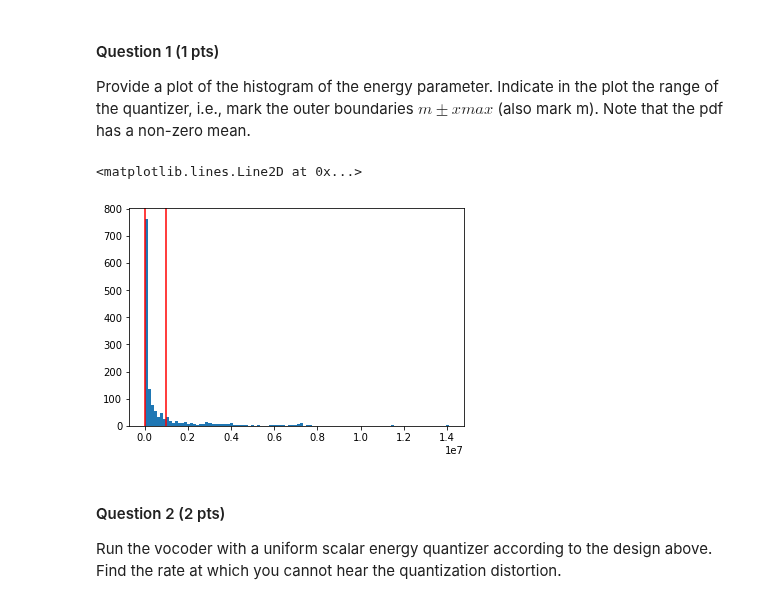
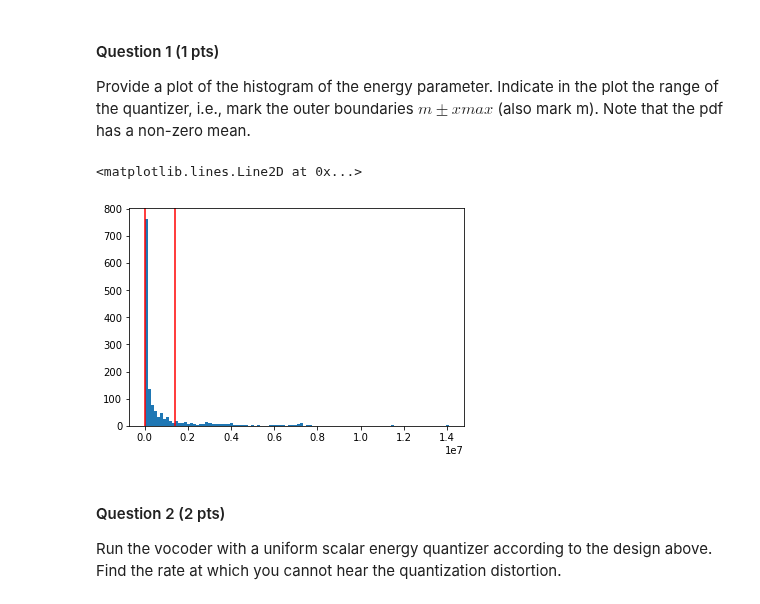
Before and after one commit to bossersimon/EQ2321, a Jupyter notebook: lab2/assignment_2.ipynb, the cells around one changed output. Drawn from its saved outputs; the diff is of its cells as text; code cells hidden in the pictures.

```diff
--- a/lab2/assignment_2.ipynb
+++ b/lab2/assignment_2.ipynb
@@ -271,3 +271,44 @@ def lowpass(x,fc,fs=44100):
     b = firwin(1024, fc,fs=fs)
     y = filtfilt(b,1,x)
     return y
+# %%
+def analysis(x, alen, ulen, M):
+    naf = ((len(x)-alen+ulen)//ulen)
+    # Initialization
+    E = np.zeros((naf, 1))
+    ZC = np.zeros((naf, 1))
+    V = np.zeros((naf, 1))
+    A = np.zeros((naf, M+1)) # M is the prediction order.
+    # M+1 allows space for the leading 1
+    P = np.zeros((naf, 1))
+    th = .15 # binary decision threshold
+
+    for n in range(0,naf):
+        #sum = 0
+        offset = n*ulen    # index of analysis window starts from offset
+        xw = x[offset:offset+alen]*signal.windows.hann(alen) # current window
+        zcCount = 0     # crossing count
+
+        E[n] = sum(xw**2)/alen # normalized frame energy
+
+        for i in range(1,alen-1):
+            if (xw[i]*xw[i-1] <0):
+                zcCount += 1
+        ZC[n] = zcCount/alen  # The normalized number of zero crossings
+        V[n] = (ZC[n]<th)     # Equal to 1 if voiced, 0 if unvoiced.
+
+        # filter coefficients
+        _, r = xcorr(xw,xw,M=M)
+        a=np.concatenate([np.ones(1), solve_toeplitz(r[:-1], -r[1:])])  # LP coefficients
+        A[n,:] = a  # Make sure the polynomial coefficients are in a row vector!
+
+        _, r2 = xcorr(xw,xw,M=100)
+        g = np.gradient(r2)
+
+        #finds first peak:
+        for j in range(len(g)-1):
+            if ((g[j]*g[j+1] < 0) and r2[j]>0):
+                P[n] = j # Pitch period in samples
+                break
+
+    return E, ZC, V, A, P
@@ -282,21 +361,21 @@ Note that the pdf has a non-zero mean.
 # %%
 
 x = data["speech8"].reshape(-1)
 alen = 256
 ulen = 32
 M = 50
 
 E, ZC, V, A, P = analysis(x, alen, ulen, M)
 
-xmax = 5e5
-m = -5e5
+xmax = 7e5
+m = -7e5
 
 plt.hist(E, bins= 100)
 plt.axvline(-m+xmax,color ="red")
 plt.axvline(-m-xmax,color="red")
 # %% [output]
 <matplotlib.lines.Line2D at 0x...>
-[figure, old version]
+[figure, new version]
 # %% [markdown]
 #### Question 2 (2 pts)
 
```
Also changed, not shown: parts of 9 cells of this notebook, 1 other file.
